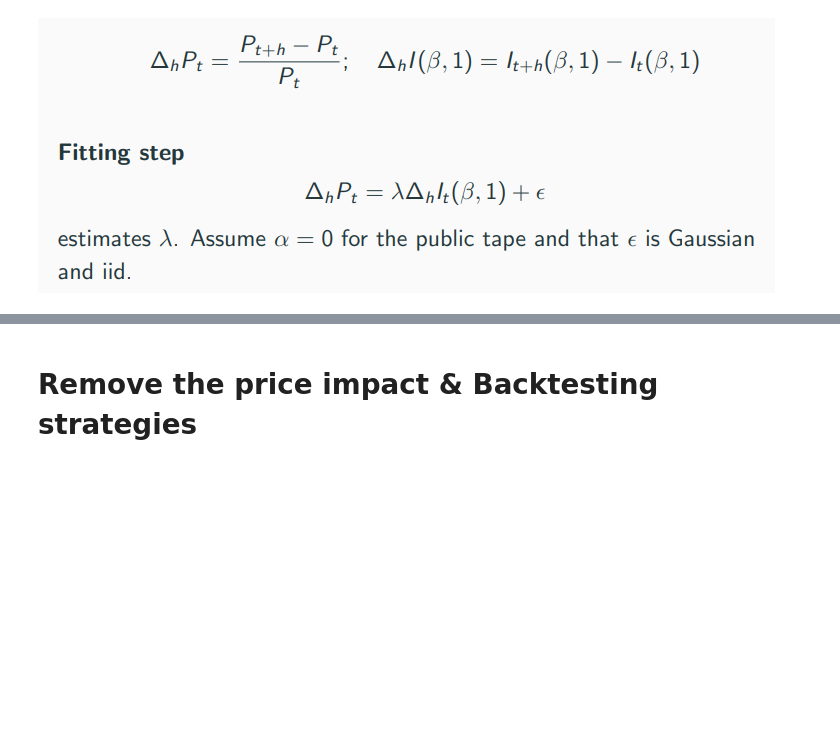
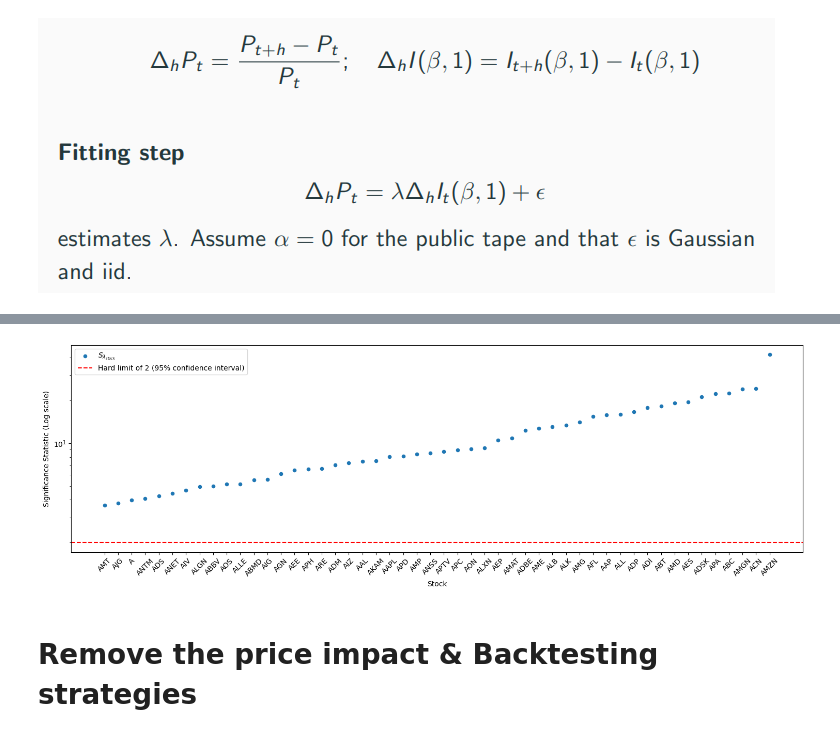
Before and after one commit to Max-Ded/computing-finance, a Jupyter notebook: High-Frequency-Algorithmic-Trading/coursework-notebook.ipynb, the cells around one changed output, grey strips where cells are left out. Saved outputs shown, nothing was run; the diff lists cells and outputs as text; code cells hidden in the pictures; blank space fills up the shorter version.

```diff
--- a/High-Frequency-Algorithmic-Trading/coursework-notebook.ipynb
+++ b/High-Frequency-Algorithmic-Trading/coursework-notebook.ipynb
@@ -633,3 +629,25 @@ plt.show()
+# %%
+max_month = price_impact_model.get_bin_traded_px().index.get_level_values(level = 1).max().month
+df_regression_coefficient_stat_significance = pd.DataFrame(index = price_impact_model.get_bin_traded_px().index.get_level_values(level = 0).unique())
+for is_month in range(1,max_month):
+    for oos_month in range(is_month+1,max_month):
+        reg_result = price_impact_model.regression_by_model(half_life=DEFAULT_HALF_LIFE,model_type="sqrt",explanation_period=DEFAULT_EXPLANATION_PERIOD,in_sample_month=is_month,out_of_sample_month = oos_month)
+        col_name = f"is_{is_month}__os_{oos_month}"
+        df_regression_coefficient_stat_significance[col_name] = reg_result["beta_estimate"].copy()
+# %%
+fig,ax = plt.subplots(1,1,figsize = (15,5))
+ax.grid(False)
+s_stat_df = (df_regression_coefficient_stat_significance.mean(axis=1) / df_regression_coefficient_stat_significance.std(axis=1)).reset_index()
+s_stat_df = s_stat_df.rename(columns={0:'Significance Statistic (Log scale)','stock':'Stock'})
+s_stat_df = s_stat_df.sort_values(by="Significance Statistic (Log scale)")
+s_stat_df.plot.scatter(x="Stock",y="Significance Statistic (Log scale)",ax=ax,grid=False,label="$S_{\lambda_{stock}}$").axhline(y=2,color="red",linestyle="dashed",linewidth = 1.5,label='Hard limit of 2 (95% confidence interval)')
+plt.xticks(rotation=45)
+plt.yscale("log")
+ax.legend()
+plt.tight_layout()
+plt.show()
+# %% [output]
+[figure, added]
 # %% [markdown]
 # Remove the price impact & Backtesting strategies
 # %% [markdown]
```
Also changed, not shown: parts of 18 cells of this notebook.
